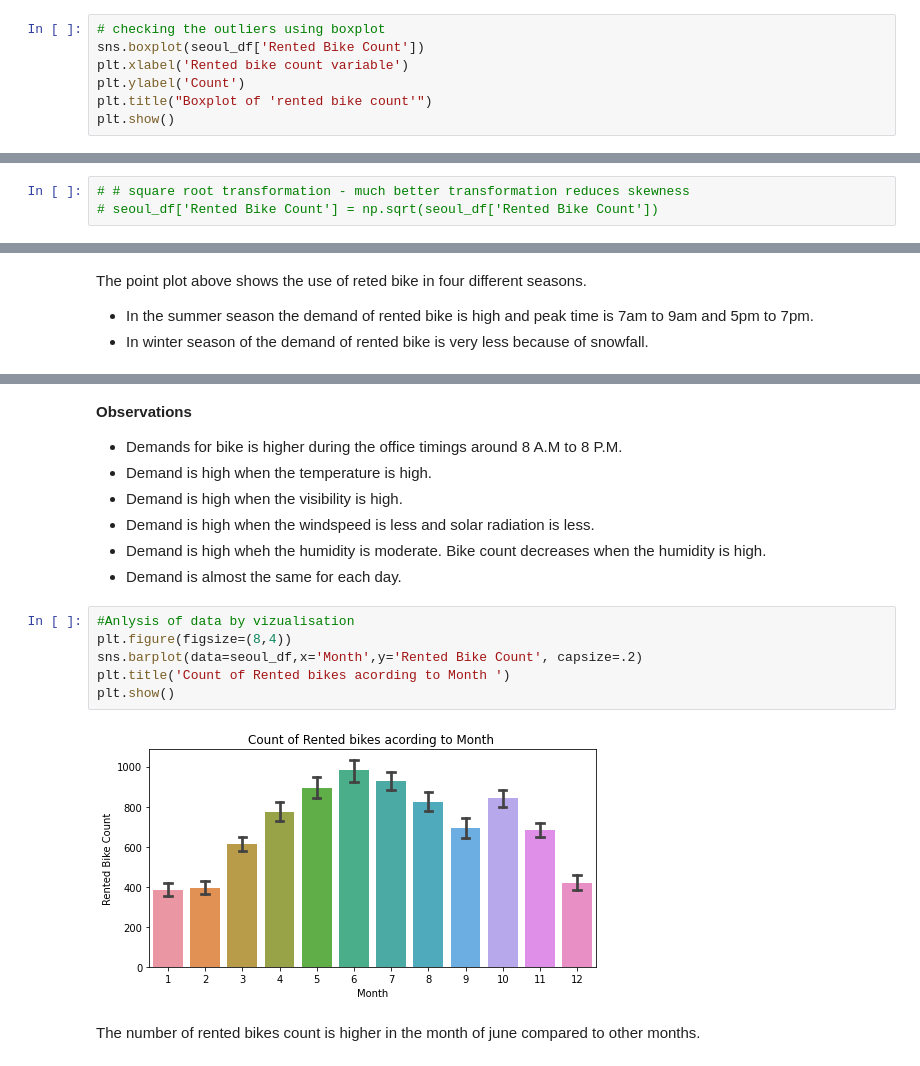
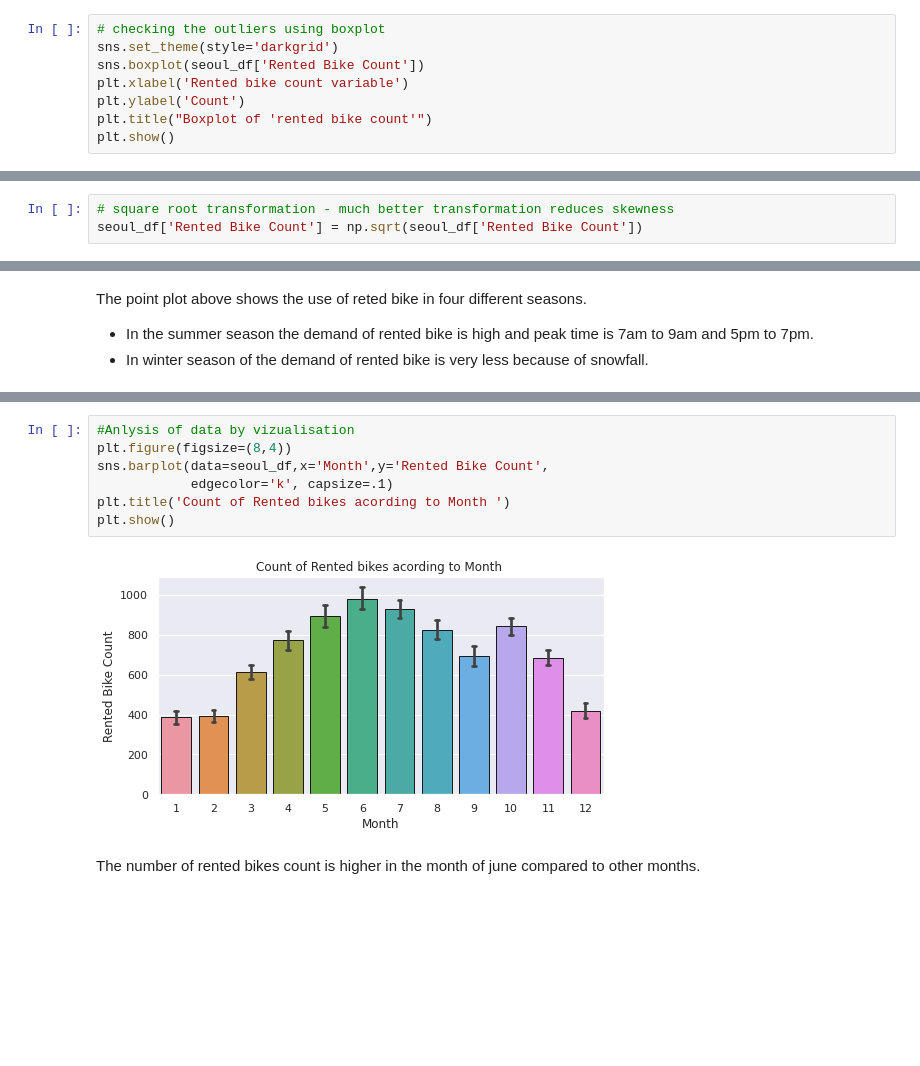
Before and after one commit to rahool010/Bike-Sharing-Demand-Prediction, a Jupyter notebook: Bike_Sharing_Demand_Prediction_Capstone_Project.ipynb, the cells around one changed output, grey strips where cells are left out. Drawn from its saved outputs; the diff is of its cells as text; blank space fills up the shorter version.

```diff
--- a/Bike_Sharing_Demand_Prediction_Capstone_Project.ipynb
+++ b/Bike_Sharing_Demand_Prediction_Capstone_Project.ipynb
@@ -143,6 +143,7 @@ Name: Rented Bike Count, dtype: float64
 It looks like their might be some outliers in our variable if we observe the min, max, 25% and 75% values.
 # %%
 # checking the outliers using boxplot
+sns.set_theme(style='darkgrid')
 sns.boxplot(seoul_df['Rented Bike Count'])
 plt.xlabel('Rented bike count variable')
 plt.ylabel('Count')
@@ -178,6 +179,6 @@ Kurtosis: 0.853387
 # %% [markdown]
 Our dependant variable is positively skewed having value 1.153 and has peakedness of 0.853. Let's take square root of our dv and draw the plot. It will give us more clarification about data and we can visualize in a better way
 # %%
-# # square root transformation - much better transformation reduces skewness
-# seoul_df['Rented Bike Count'] = np.sqrt(seoul_df['Rented Bike Count'])
+# square root transformation - much better transformation reduces skewness
+seoul_df['Rented Bike Count'] = np.sqrt(seoul_df['Rented Bike Count'])
 # %%
@@ -339,19 +329,11 @@ for index,i in enumerate(list2):
-# %% [markdown]
-**Observations**
-
-* Demands for bike is higher during the office timings around 8 A.M to 8 P.M.
-* Demand is high when the temperature is high.
-* Demand is high when the visibility is high.
-* Demand is high when the windspeed is less and solar radiation is less.
-* Demand is high wheh the humidity is moderate. Bike count decreases when the humidity is high.
-* Demand is almost the same for each day.
 # %%
 #Anlysis of data by vizualisation
 plt.figure(figsize=(8,4))
-sns.barplot(data=seoul_df,x='Month',y='Rented Bike Count', capsize=.2)
+sns.barplot(data=seoul_df,x='Month',y='Rented Bike Count',
+            edgecolor='k', capsize=.1)
 plt.title('Count of Rented bikes acording to Month ')
 plt.show()
 # %% [output]
-[figure, old version]
+[figure, new version]
 # %% [markdown]
 The number of rented bikes count is higher in the month of june compared to other months.
```
Also changed, not shown: parts of 116 cells of this notebook.
